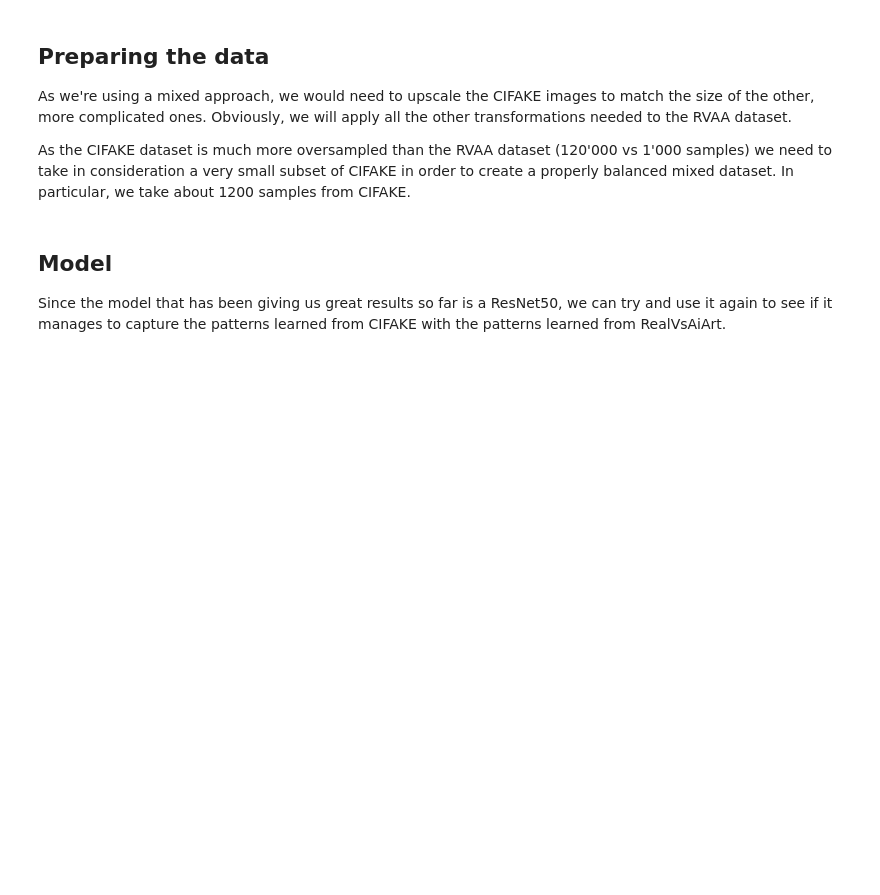
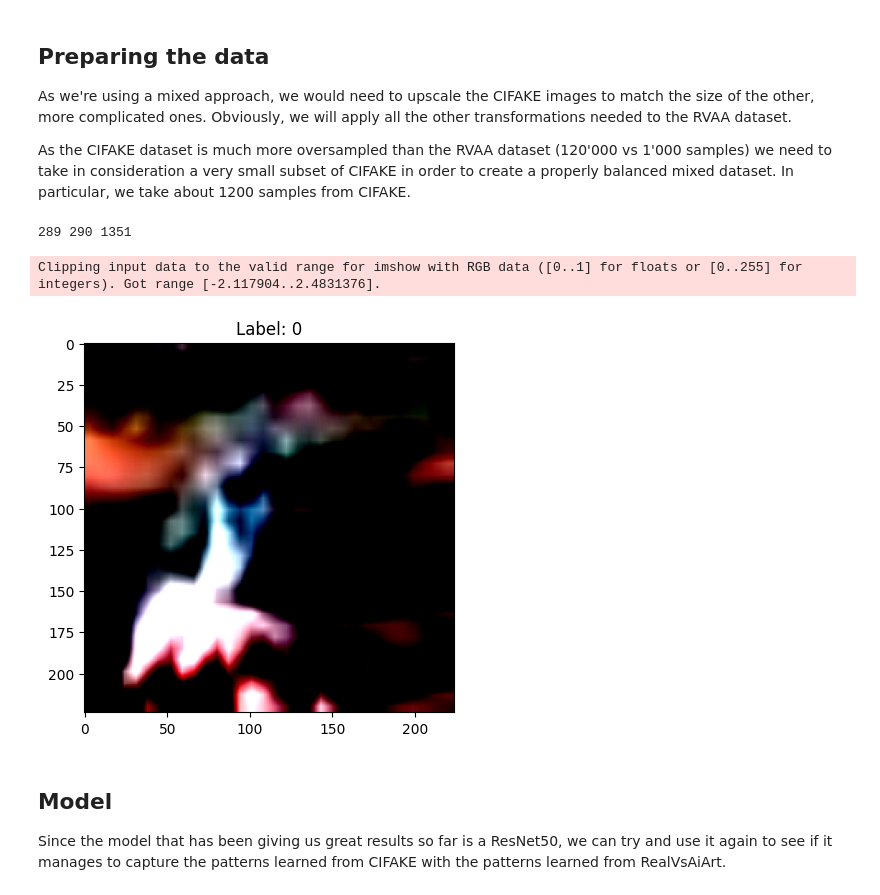
Before and after one commit to AngeloGalav/gauntlet, a Jupyter notebook: playground-experiments.ipynb, the cells around one changed output. Saved outputs shown, nothing was run; the diff lists cells and outputs as text; code cells hidden in the pictures; blank space fills up the shorter version.

```diff
--- a/playground-experiments.ipynb
+++ b/playground-experiments.ipynb
@@ -63,11 +62,21 @@ LEARNING_RATE = 3e-4
 EPOCHS = 20
 BATCH_SIZE = 64
 # %%
-train_dataset, val_dataset, test_dataset = data_utils.train_test_split((0.7, 0.15), dataset=merged_dataset)
+# WARNING: IF YOU REBUILD THE DATALOADER, THE RESULT WILL DIFFER. RESTART THE KERNEL AND TRAIN AGAIN TO HAVE THE SAME RESULTS.
+train_dataset, val_dataset, test_dataset = data_utils.train_test_split((0.7, 0.15), dataset=merged_dataset, isRandom=True)
 
 train_dataloader = DataLoader(train_dataset, batch_size=BATCH_SIZE, pin_memory=True, shuffle=True)
 test_dataloader = DataLoader(test_dataset, batch_size=BATCH_SIZE, pin_memory=True)
 val_dataloader = DataLoader(val_dataset, batch_size=BATCH_SIZE, pin_memory=True)
+
+print(len(val_dataset), len(test_dataset), len(train_dataset))
+# %% [output]
+289 290 1351
+# %%
+data_utils.show_random_sample(train_dataloader)
+# %% [output]
+Clipping input data to the valid range for imshow with RGB data ([0..1] for floats or [0..255] for integers). Got range [-2.117904..2.4831376].
+[figure, added]
 # %% [markdown]
 ## Model
 Since the model that has been giving us great results so far is a ResNet50, we can try and use it again to see if it manages to capture the patterns learned from CIFAKE with the patterns learned from RealVsAiArt.
```
Also changed, not shown: parts of 12 cells of this notebook, 2 other files.
